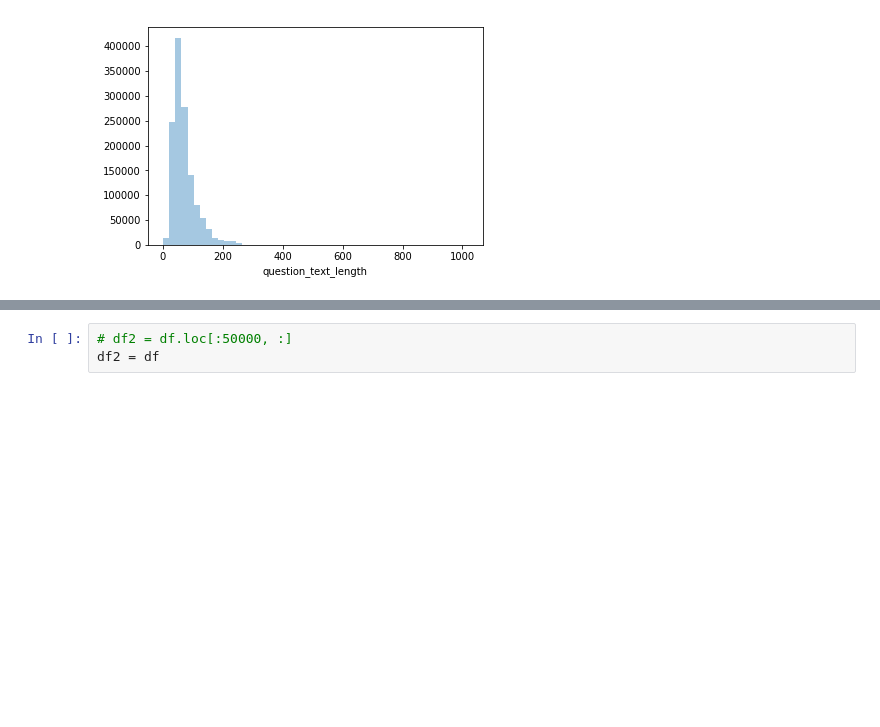
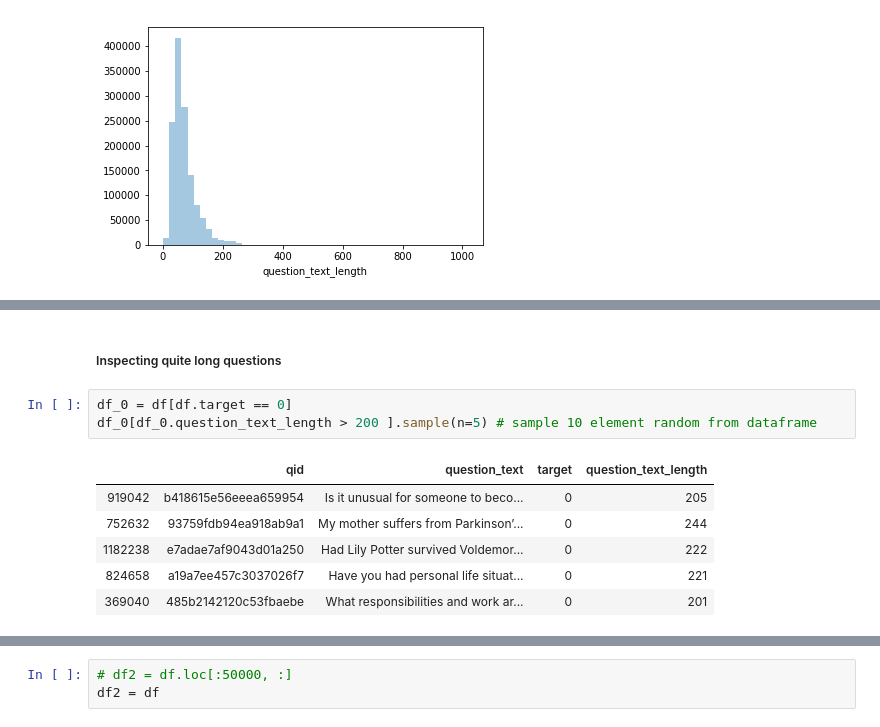
Before and after one commit to TheWoops/Natural-Language-Processing, a Jupyter notebook: Kaggle_Kernels/Praxis/DataUnderstanding.ipynb, the cells around one changed output, grey strips where cells are left out. Cells and saved outputs as stored; diff of their text form; blank space fills up the shorter version.

```diff
--- a/Kaggle_Kernels/Praxis/DataUnderstanding.ipynb
+++ b/Kaggle_Kernels/Praxis/DataUnderstanding.ipynb
@@ -412,0 +435,12 @@ plt.show()
+# %% [markdown]
+##### Inspecting quite long questions
+# %%
+df_0 = df[df.target == 0]
+df_0[df_0.question_text_length > 200 ].sample(n=5) # sample 10 element random from dataframe
+# %% [output]
+|  | qid | question_text | target | question_text_length |
+| 919042 | b418615e56eeea659954 | Is it unusual for someone to beco... | 0 | 205 |
+| 752632 | 93759fdb94ea918ab9a1 | My mother suffers from Parkinson’... | 0 | 244 |
+| 1182238 | e7adae7af9043d01a250 | Had Lily Potter survived Voldemor... | 0 | 222 |
+| 824658 | a19a7ee457c3037026f7 | Have you had personal life situat... | 0 | 221 |
+| 369040 | 485b2142120c53fbaebe | What responsibilities and work ar... | 0 | 201 |
```
Also changed, not shown: parts of 12 cells of this notebook.
